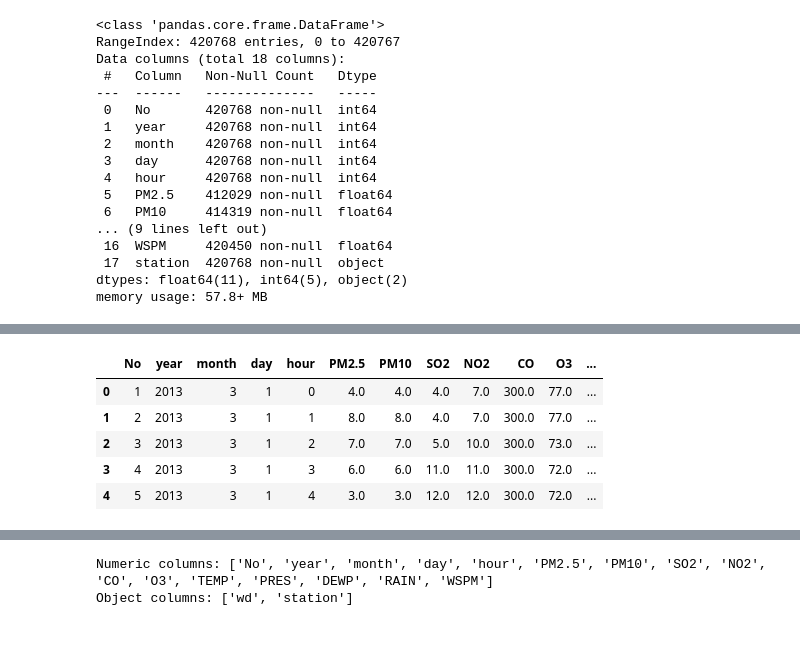
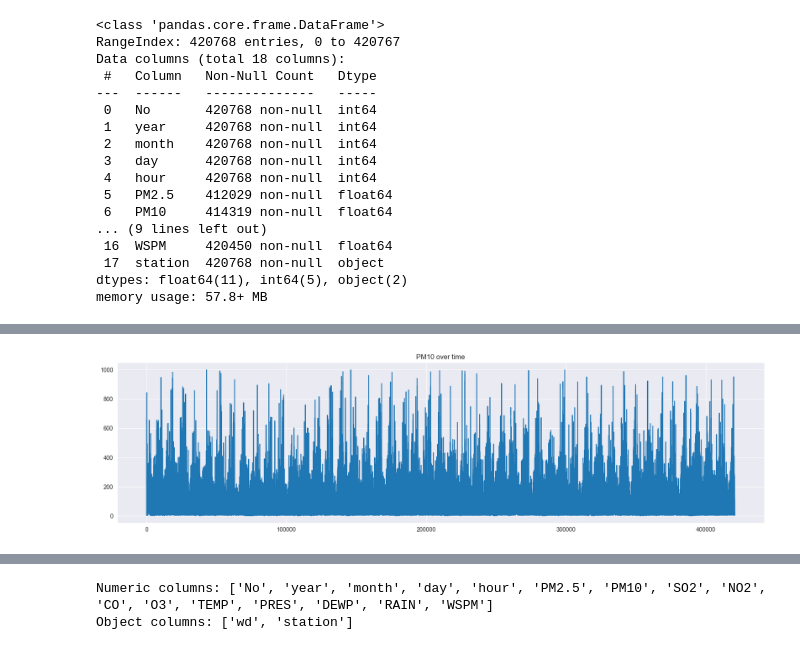
Before and after one commit to ecbassey/WK3_Project_ADVML_TimeSeries, a Jupyter notebook: Project_Week3.ipynb, the cells around one changed output, grey strips where cells are left out. Drawn from its saved outputs; the diff is of its cells as text; code cells hidden in the pictures.

```diff
--- a/Project_Week3.ipynb
+++ b/Project_Week3.ipynb
@@ -94,2 +99,7 @@ memory usage: 57.8+ MB
+# %%
+df.PM10.plot(title="PM10 over time", figsize=(20, 5))
+plt.show()
+# %% [output]
+[figure, added]
 # %%
 # tells Pandas and the forecasting models that your data is ordered by time.
@@ -100,10 +109,0 @@ memory usage: 57.8+ MB
-# %%
-df.head()
-#df.datetime.describe()
-# %% [output]
-|  | No | year | month | day | hour | PM2.5 | PM10 | SO2 | NO2 | CO | O3 | ... |
-| 0 | 1 | 2013 | 3 | 1 | 0 | 4.0 | 4.0 | 4.0 | 7.0 | 300.0 | 77.0 | ... |
-| 1 | 2 | 2013 | 3 | 1 | 1 | 8.0 | 8.0 | 4.0 | 7.0 | 300.0 | 77.0 | ... |
-| 2 | 3 | 2013 | 3 | 1 | 2 | 7.0 | 7.0 | 5.0 | 10.0 | 300.0 | 73.0 | ... |
-| 3 | 4 | 2013 | 3 | 1 | 3 | 6.0 | 6.0 | 11.0 | 11.0 | 300.0 | 72.0 | ... |
-| 4 | 5 | 2013 | 3 | 1 | 4 | 3.0 | 3.0 | 12.0 | 12.0 | 300.0 | 72.0 | ... |
```
Also changed, not shown: parts of 30 cells of this notebook.
